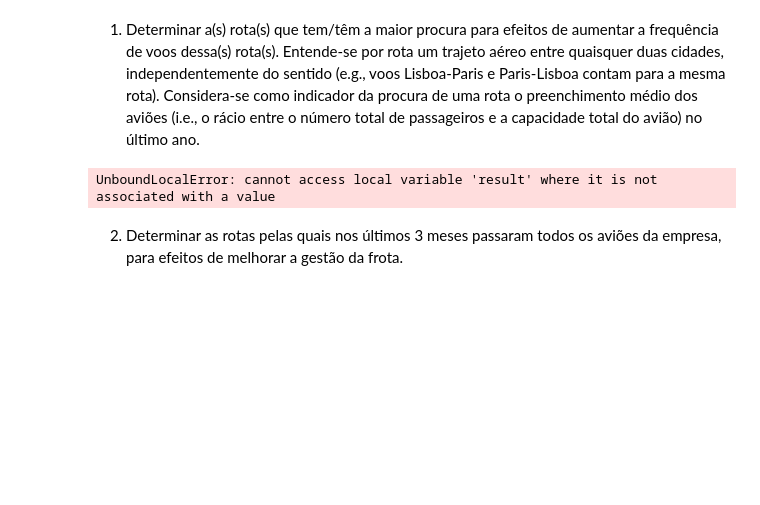
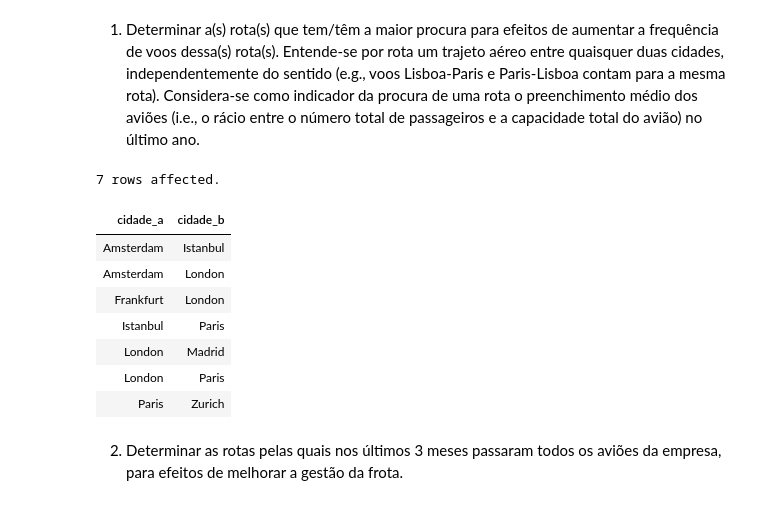
Before and after one commit to R-Camacho/airport-DB, a Jupyter notebook: data/E2-report.ipynb, the cells around one changed output. Drawn from its saved outputs; the diff is of its cells as text; code cells hidden in the pictures; blank space fills up the shorter version.

```diff
--- a/data/E2-report.ipynb
+++ b/data/E2-report.ipynb
@@ -347,16 +348,23 @@ Usando apenas a vista *estatisticas_voos* desenvolvida no ponto anterior, e **se
 # %%
 %%sql
 SELECT DISTINCT
     LEAST(cidade_partida, cidade_chegada) AS cidade_a,
-    assentos_1c, assentos_2c, passageiros_1c, passageiros_2c,
     GREATEST(cidade_partida, cidade_chegada) AS cidade_b
 FROM estatisticas_voos
 WHERE (passageiros_1c + passageiros_2c)::FLOAT / NULLIF(assentos_1c + assentos_2c, 0) = (
     SELECT MAX((passageiros_1c + passageiros_2c)::FLOAT / NULLIF(assentos_1c + assentos_2c, 0))
     FROM estatisticas_voos
 )
 # %% [output]
-UnboundLocalError: cannot access local variable 'result' where it is not associated with a value
+7 rows affected.
+| cidade_a | cidade_b |
+| Amsterdam | Istanbul |
+| Amsterdam | London |
+| Frankfurt | London |
+| Istanbul | Paris |
+| London | Madrid |
+| London | Paris |
+| Paris | Zurich |
 # %% [markdown]
 2. Determinar as rotas pelas quais nos últimos 3 meses passaram todos os aviões da empresa, para efeitos de melhorar a gestão da frota.
 # %%
```
Also changed, not shown: parts of 4 cells of this notebook.
